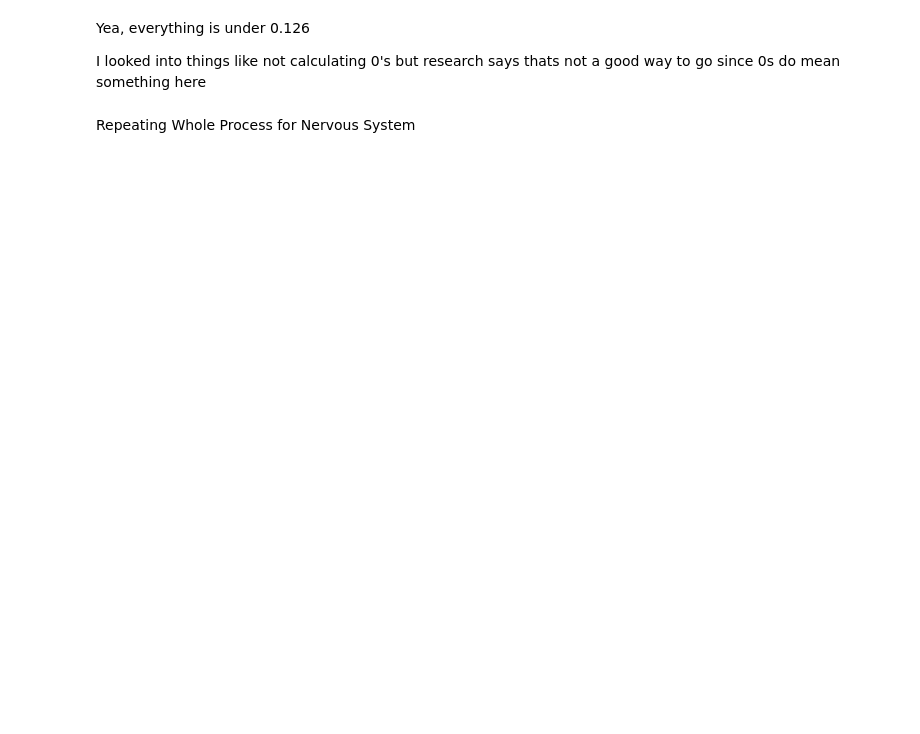
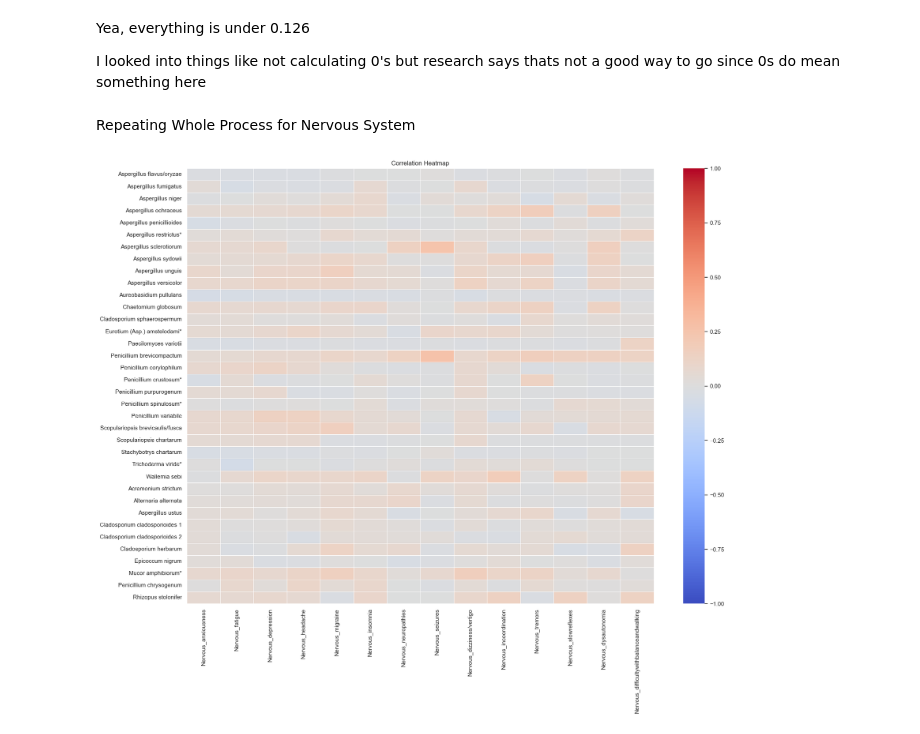
Before and after one commit to AITHIOMB/Home-Health-Impact, a Jupyter notebook: Bonnie W/visualization.ipynb, the cells around one changed output. Saved outputs shown, nothing was run; the diff lists cells and outputs as text; code cells hidden in the pictures; blank space fills up the shorter version.

Commit message:
Nervous System Visualization Added

```diff
--- a/Bonnie W/visualization.ipynb
+++ b/Bonnie W/visualization.ipynb
@@ -54,6 +54,11 @@ df = pd.read_csv('cleanedData.csv')
 brain_columns = [col for col in df.columns if 'Brain' in col]
 df_brain = df[brain_columns]
 print(df_brain.columns)
+
+nervous_columns = [col for col in df.columns if 'Nervous' in col]
+df_nervous = df[nervous_columns]
+print(df_nervous.columns)
+
 
 df_mold = df[moldColumns]
 print(df_mold.columns)
@@ -157,3 +162,26 @@ Yea, everything is under 0.126
 I looked into things like not calculating 0's but research says thats not a good way to go since 0s do mean something here
 # %% [markdown]
 Repeating Whole Process for Nervous System
+# %%
+# Combine the filtered data
+combined_data = pd.concat([df_nervous, df_mold], axis=1)
+
+# Compute the correlation matrix
+
+# This Creates an empty dataframe where rows are molds and columns are symptoms
+correlation_matrix = pd.DataFrame(index=moldColumns, columns=nervous_columns)
+
+# For every pairing of mold and a symptom, do a correlation calculation which is then stored in that cell of the matrix
+for mold in moldColumns:
+    for symptom in nervous_columns:
+        correlation_matrix.loc[mold,symptom] = df[mold].corr(df[symptom])
+
+correlation_matrix = correlation_matrix.astype(float)
+
+# Create the heatmap
+plt.figure(figsize=(20, 15))
+sns.heatmap(correlation_matrix, annot=False, cmap='coolwarm',linewidths=0.5, linecolor='white', vmin=-1, vmax=1)  # 'annot=False' to avoid cluttering with annotations
+plt.title('Correlation Heatmap')
+plt.show()
+# %% [output]
+[figure, added]
```
Also changed, not shown: parts of 3 cells of this notebook, 1 other file.
